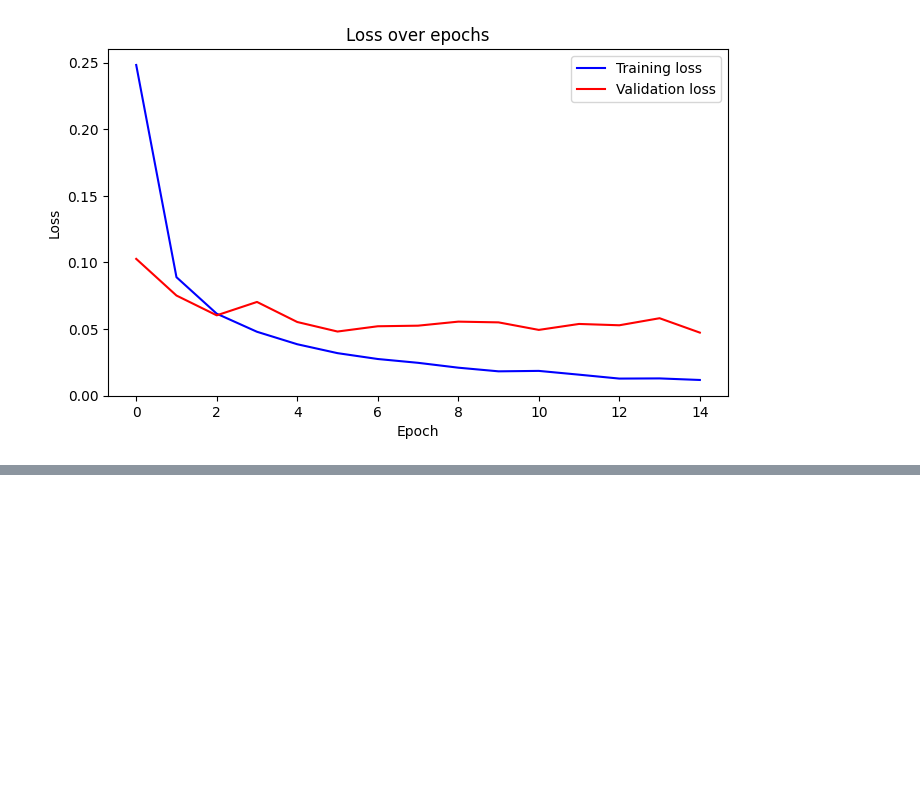
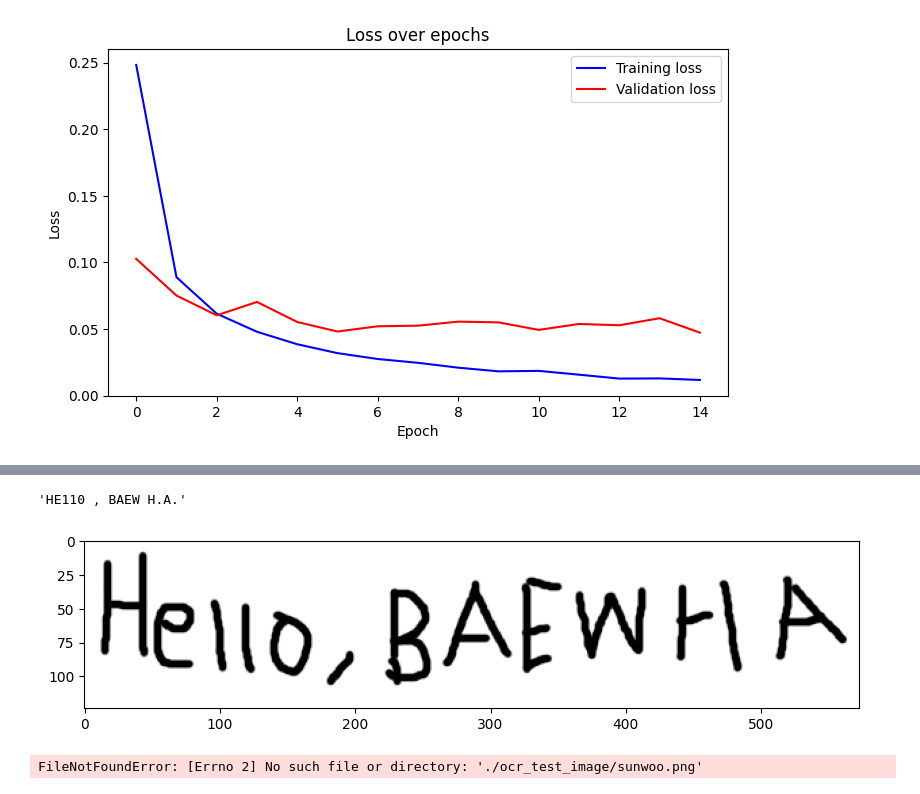
Before and after one commit to Sunwoo1216/sunwoo, a Jupyter notebook: untitled1_ipynb의_사본.ipynb, the cells around one changed output, grey strips where cells are left out. Drawn from its saved outputs; the diff is of its cells as text; code cells hidden in the pictures; blank space fills up the shorter version.

```diff
--- a/untitled1_ipynb의_사본.ipynb
+++ b/untitled1_ipynb의_사본.ipynb
@@ -922,0 +1015,24 @@ Requirement already satisfied: sentencepiece in /usr/local/lib/python3.11/dist-p
+# %%
+text_from_image
+# %% [output]
+'HE110 , BAEW H.A.'
+# %%
+# Load image
+image = Image.open("./ocr_test_image/test_02.png").convert("RGB")
+
+plt.figure(figsize=(10, 10))
+plt.imshow(image)
+plt.axis("on")
+plt.show()
+# %% [output]
+[figure, added]
+# %%
+# Load image
+image = Image.open("./ocr_test_image/sunwoo.png").convert("RGB")
+
+plt.figure(figsize=(10, 10))
+plt.imshow(image)
+plt.axis("on")
+plt.show()
+# %% [output]
+FileNotFoundError: [Errno 2] No such file or directory: './ocr_test_image/sunwoo.png'
```
Also changed, not shown: parts of 6 cells of this notebook.
